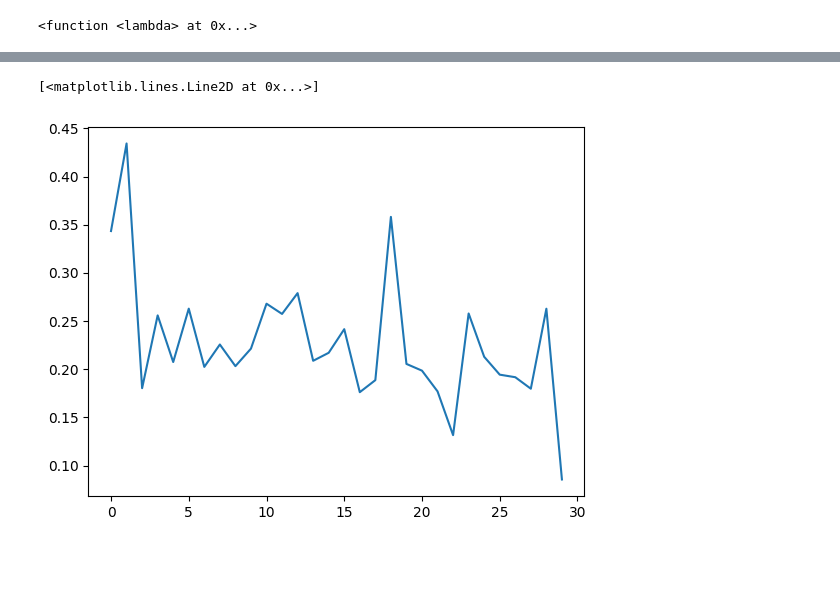
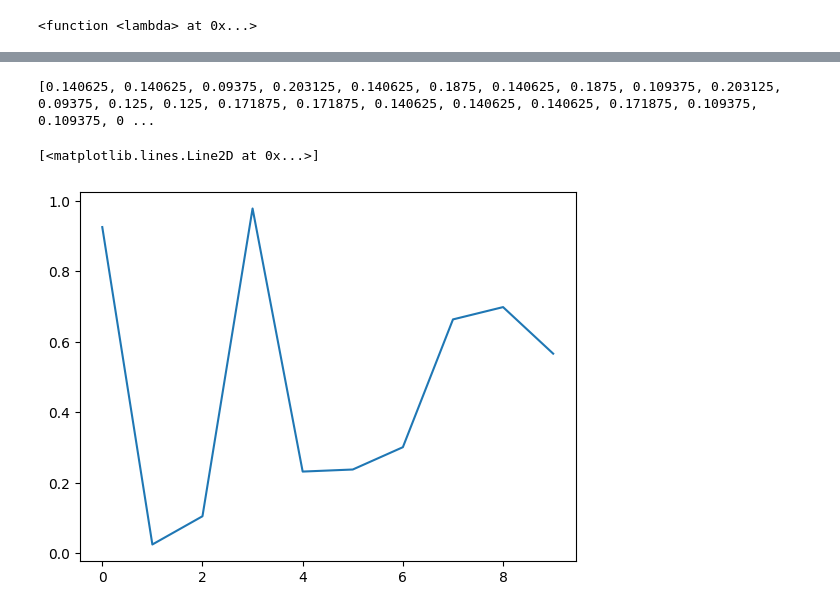
Before and after one commit to LoqmanSamani/physics_aware_diffusion, a Jupyter notebook: Untitled.ipynb, the cells around one changed output, grey strips where cells are left out. Cells and saved outputs as stored; diff of their text form; code cells hidden in the pictures; blank space fills up the shorter version.

```diff
--- a/Untitled.ipynb
+++ b/Untitled.ipynb
@@ -743,5 +743,16 @@ print(d['gate_accuracy'])
 # %%
-plt.plot(d['losses'])
+print(d['fp_application_rate'])
 # %% [output]
-[<matplotlib.lines.Line2D at 0x...>]
+[0.140625, 0.140625, 0.09375, 0.203125, 0.140625, 0.1875, 0.140625, 0.1875, 0.109375, 0.203125, 0.09375, 0.125, 0.125, 0.171875, 0.171875, 0.140625, 0.140625, 0.140625, 0.171875, 0.109375, 0.109375, 0 ...
-[figure, removed]
+# %%
+import torch
+d = torch.rand(10)
+for i in range(10):
+    if d[i] >= 1.0  or d[i] <= 0.0:
+        print("find")
+# %%
+import matplotlib.pyplot as plt
+plt.plot(d)
+# %% [output]
+[<matplotlib.lines.Line2D at 0x...>]
+[figure, added]
```
Also changed, not shown: parts of 20 cells of this notebook, 25 other files.
